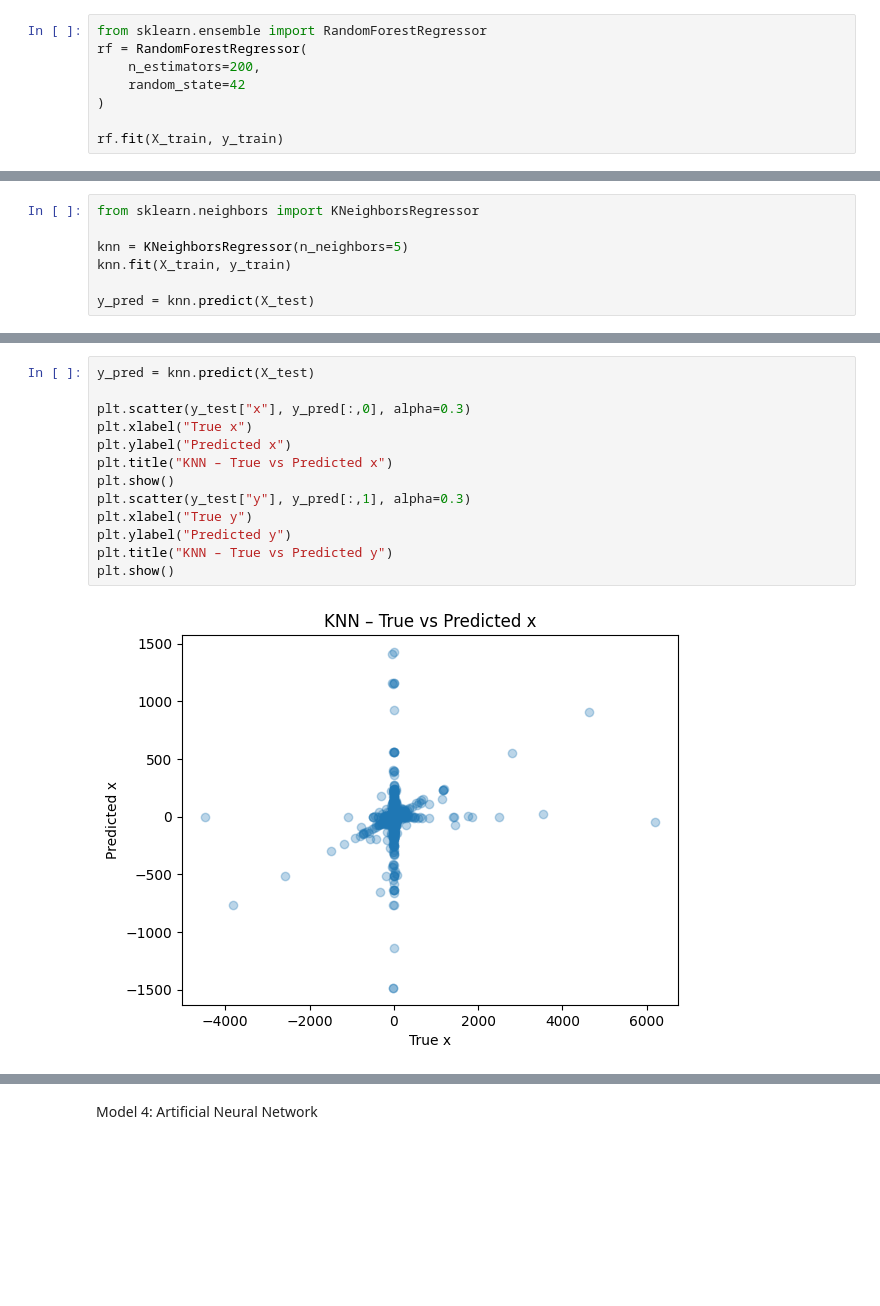
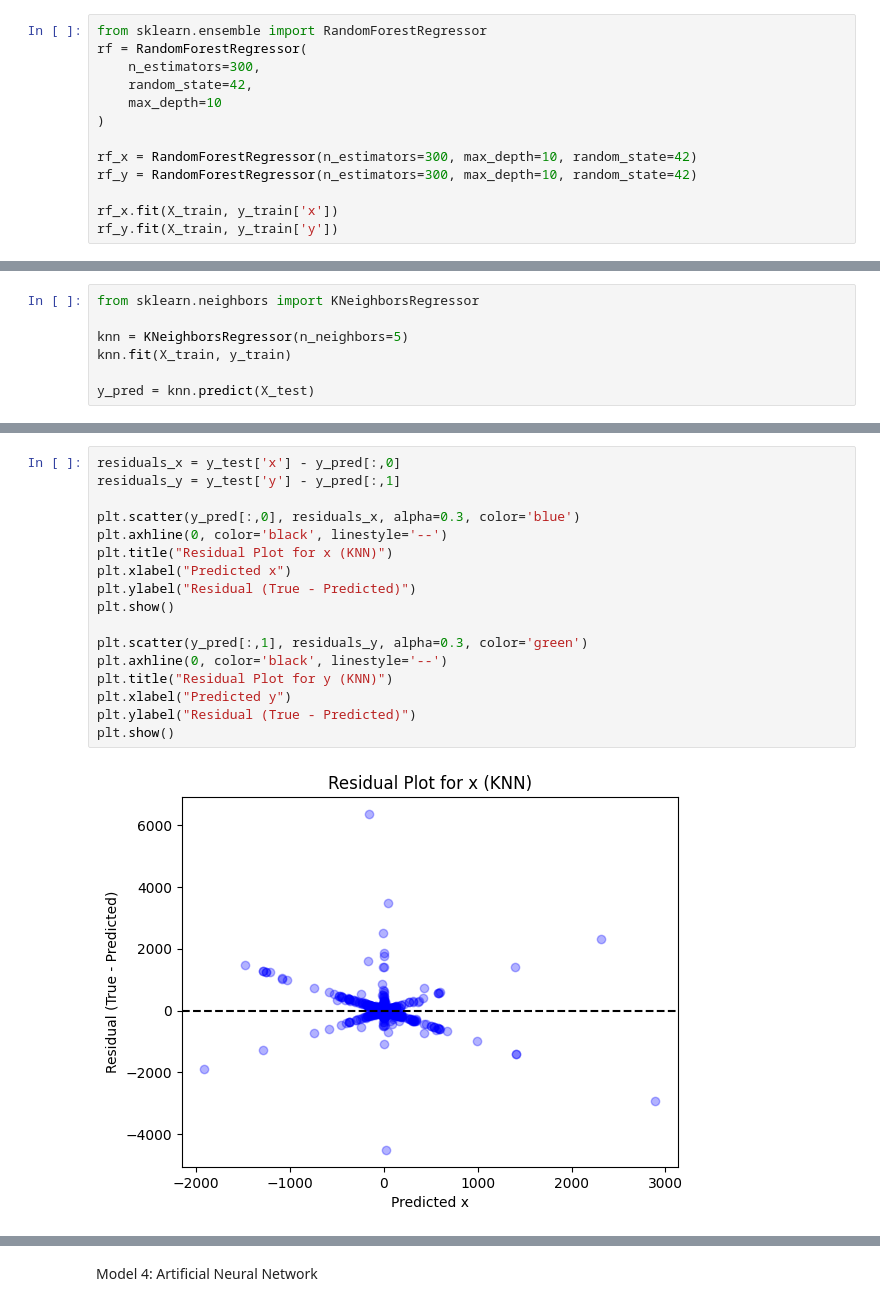
Before and after one commit to aleenaaahad/Machine-Learning-Models, a Jupyter notebook: Data-Processing.ipynb, the cells around one changed output, grey strips where cells are left out. Saved outputs shown, nothing was run; the diff lists cells and outputs as text; blank space fills up the shorter version.

```diff
--- a/Data-Processing.ipynb
+++ b/Data-Processing.ipynb
@@ -68,8 +62,13 @@ Model 2: Random Forest
 # %%
 from sklearn.ensemble import RandomForestRegressor
 rf = RandomForestRegressor(
-    n_estimators=200,
-    random_state=42
+    n_estimators=300,
+    random_state=42,
+    max_depth=10
 )
 
-rf.fit(X_train, y_train)
+rf_x = RandomForestRegressor(n_estimators=300, max_depth=10, random_state=42)
+rf_y = RandomForestRegressor(n_estimators=300, max_depth=10, random_state=42)
+
+rf_x.fit(X_train, y_train['x'])
+rf_y.fit(X_train, y_train['y'])
@@ -114,15 +132,19 @@ KNN Test Set -> MAE: 5.814870091688759, RMSE: 63.297304107249545, R2: 0.01405682
 # %%
-y_pred = knn.predict(X_test)
+residuals_x = y_test['x'] - y_pred[:,0]
+residuals_y = y_test['y'] - y_pred[:,1]
 
-plt.scatter(y_test["x"], y_pred[:,0], alpha=0.3)
-plt.xlabel("True x")
-plt.ylabel("Predicted x")
-plt.title("KNN – True vs Predicted x")
+plt.scatter(y_pred[:,0], residuals_x, alpha=0.3, color='blue')
+plt.axhline(0, color='black', linestyle='--')
+plt.title("Residual Plot for x (KNN)")
+plt.xlabel("Predicted x")
+plt.ylabel("Residual (True - Predicted)")
 plt.show()
-plt.scatter(y_test["y"], y_pred[:,1], alpha=0.3)
-plt.xlabel("True y")
-plt.ylabel("Predicted y")
-plt.title("KNN – True vs Predicted y")
+
+plt.scatter(y_pred[:,1], residuals_y, alpha=0.3, color='green')
+plt.axhline(0, color='black', linestyle='--')
+plt.title("Residual Plot for y (KNN)")
+plt.xlabel("Predicted y")
+plt.ylabel("Residual (True - Predicted)")
 plt.show()
 # %% [output]
-[figure, old version]
+[figure, new version]
```
Also changed, not shown: parts of 27 cells of this notebook.
